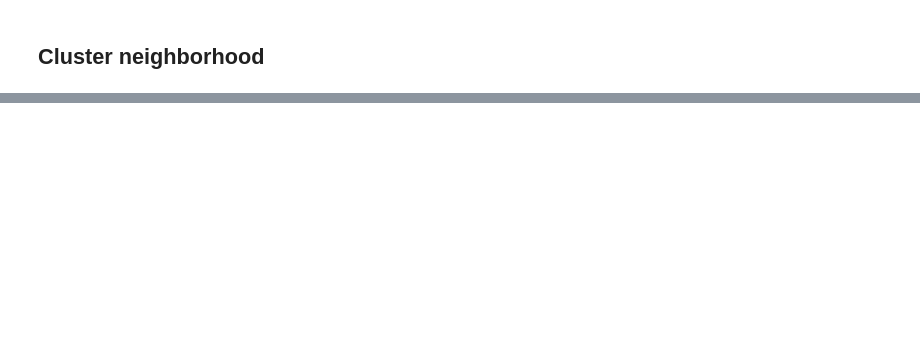
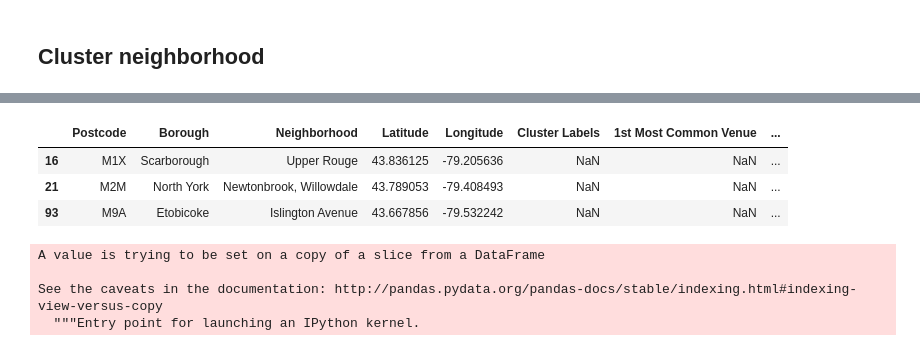
Before and after one commit to jojobeck/coursera, a Jupyter notebook: neighborhoods-in-canada.ipynb, the cells around one changed output, grey strips where cells are left out. Cells and saved outputs as stored; diff of their text form; code cells hidden in the pictures; blank space fills up the shorter version.

```diff
--- a/neighborhoods-in-canada.ipynb
+++ b/neighborhoods-in-canada.ipynb
@@ -409,0 +520,14 @@ manhattan_merged.head() # check the last columns!
+# %%
+manhattan_merged[manhattan_merged['Cluster Labels'].isnull() ]
+# %% [output]
+|  | Postcode | Borough | Neighborhood | Latitude | Longitude | Cluster Labels | 1st Most Common Venue | ... |
+| 16 | M1X | Scarborough | Upper Rouge | 43.836125 | -79.205636 | NaN | NaN | ... |
+| 21 | M2M | North York | Newtonbrook, Willowdale | 43.789053 | -79.408493 | NaN | NaN | ... |
+| 93 | M9A | Etobicoke | Islington Avenue | 43.667856 | -79.532242 | NaN | NaN | ... |
+# %%
+manhattan_merged['Cluster Labels'][manhattan_merged['Cluster Labels'].isnull()] =5
+# %% [output]
+A value is trying to be set on a copy of a slice from a DataFrame
+
+See the caveats in the documentation: http://pandas.pydata.org/pandas-docs/stable/indexing.html#indexing-view-versus-copy
+  """Entry point for launching an IPython kernel.
```
Also changed, not shown: parts of 29 cells of this notebook.
